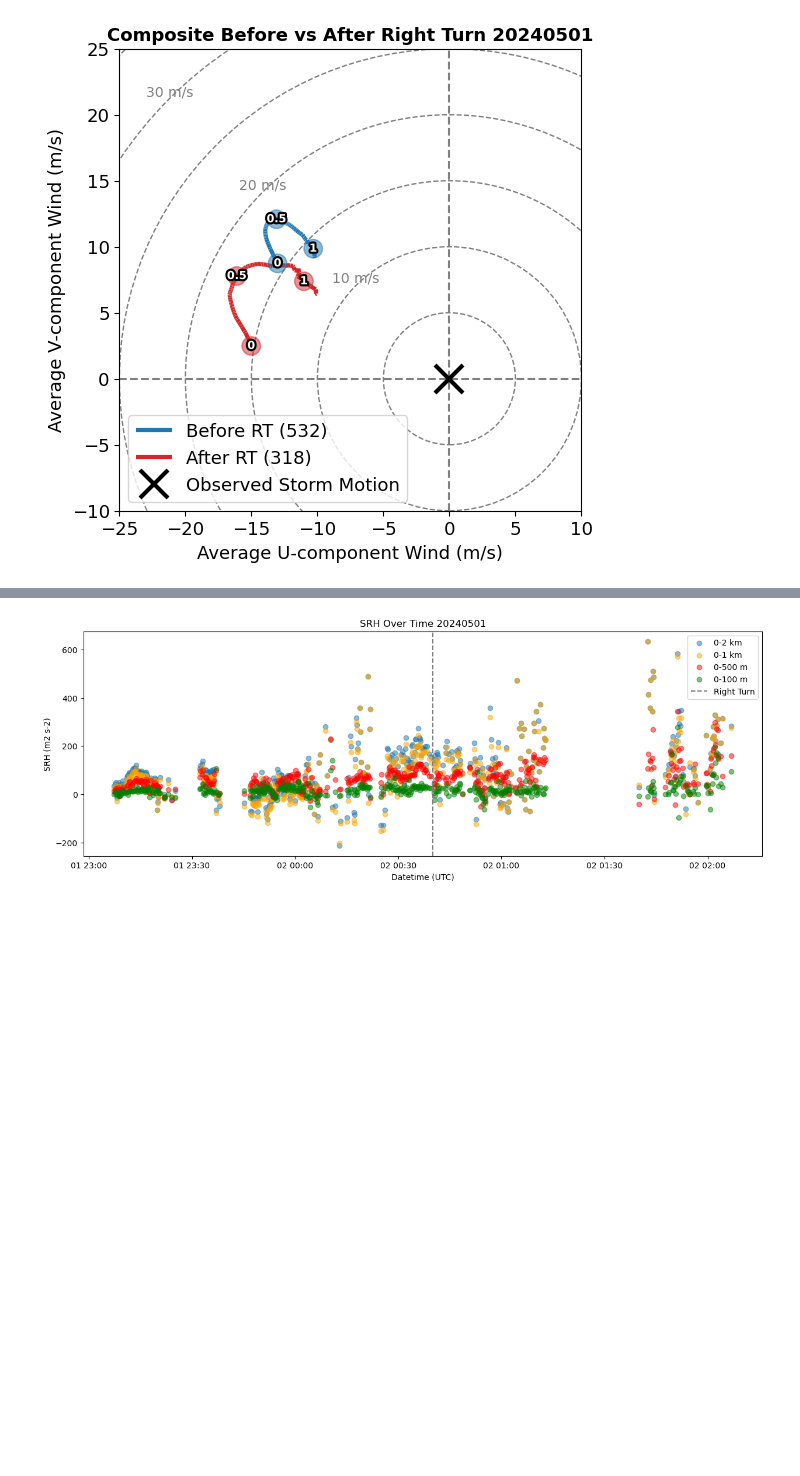
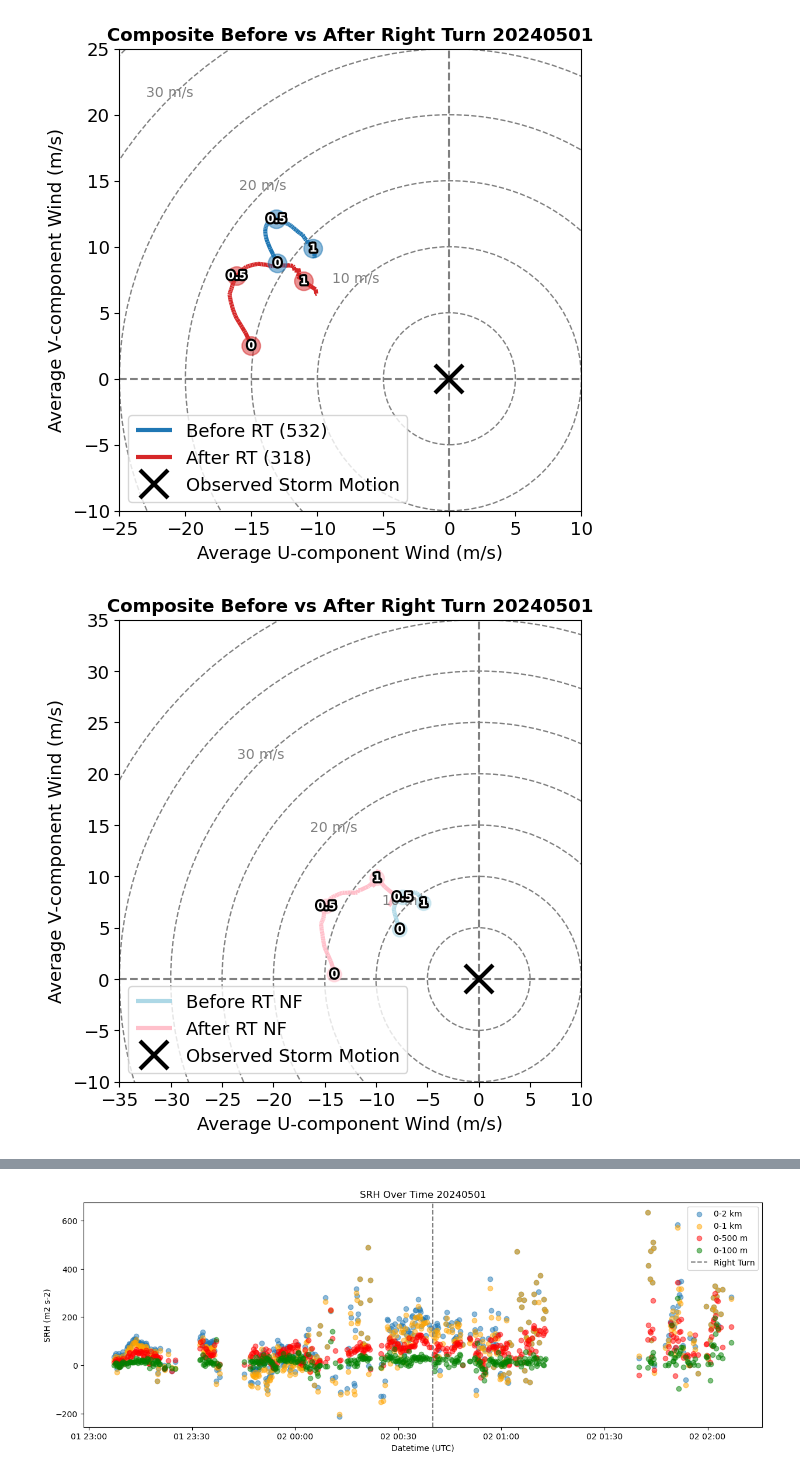
Before and after one commit to JuliaBuhrman/research2024, a Jupyter notebook: rightturn_casecheck.ipynb, the cells around one changed output, grey strips where cells are left out. Drawn from its saved outputs; the diff is of its cells as text; code cells hidden in the pictures; blank space fills up the shorter version.

```diff
--- a/rightturn_casecheck.ipynb
+++ b/rightturn_casecheck.ipynb
@@ -751,6 +796,7 @@ pd.crosstab(test_case3['Right Turn'], test_case3['NF or FF'])
 | before | 408 | 124 |
 # %%
 bef_u, bef_v, af_u, af_v = before_after_uv_avg(test_case3)
+before_avg_u_nf, before_avg_v_nf, before_avg_u_ff, before_avg_v_ff, after_avg_u_nf, after_avg_v_nf, after_avg_u_ff, after_avg_v_ff = bef_af_nf_ff_avg(test_case3)
 # %%
 case3_srh2k, case3_srh1k, case3_srh5, case3_srh1 = calc_srh_for_heights(test_case3)
 # %%
@@ -780,3 +826,13 @@ hodo_plot([bef_u, af_u], [bef_v, af_v], heights, 25, f'Composite Before vs After
           10, 25, 'lower left', 6,6)
 # %% [output]
 [figure]
+# %%
+d = '20240501'
+heights = np.arange(50, 2010, 10)
+
+hodo_plot([before_avg_u_nf, after_avg_u_nf], [before_avg_v_nf, after_avg_v_nf], heights, 30,
+          f'Composite Before vs After Right Turn {d}', ['lightblue', 'pink'], [f'Before RT NF', 'After RT NF'
+                                                                                                               ],
+          10, 35, 'lower left', 6,6)
+# %% [output]
+[figure, added]
```
Also changed, not shown: parts of 15 cells of this notebook.
